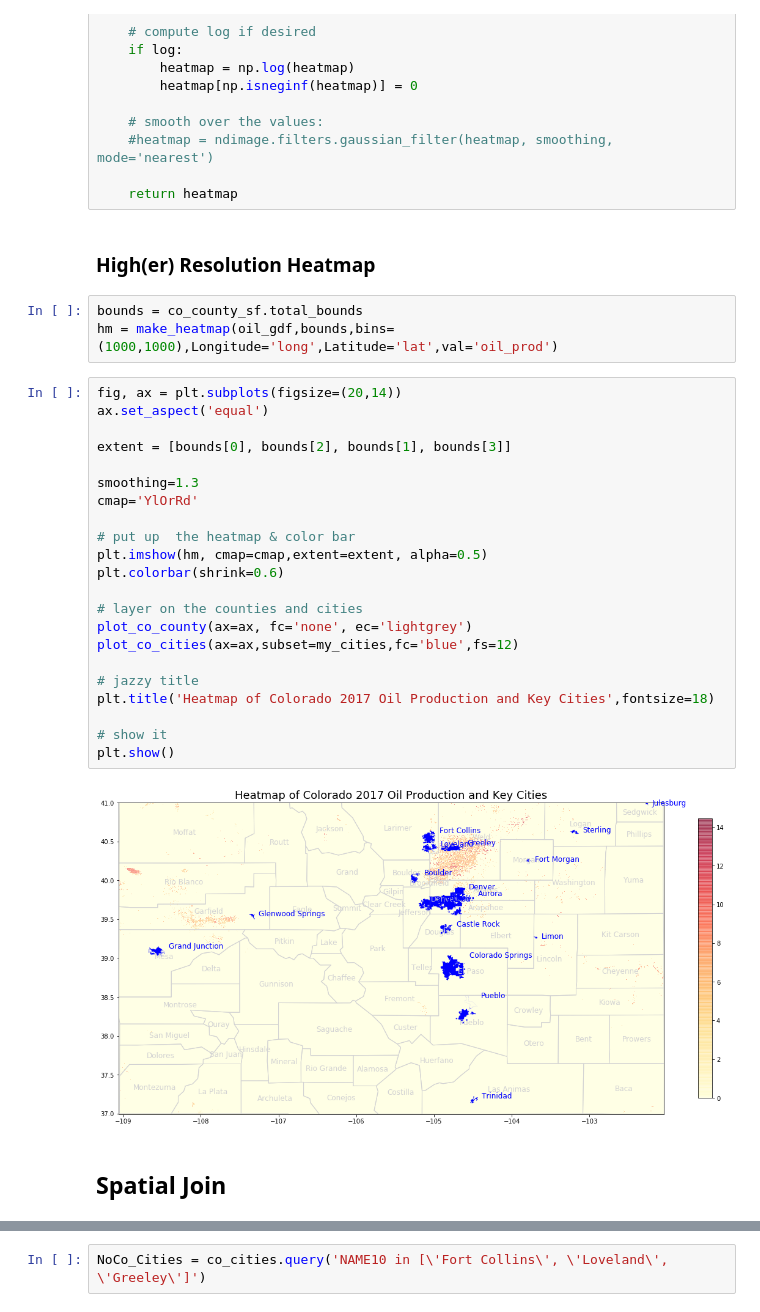
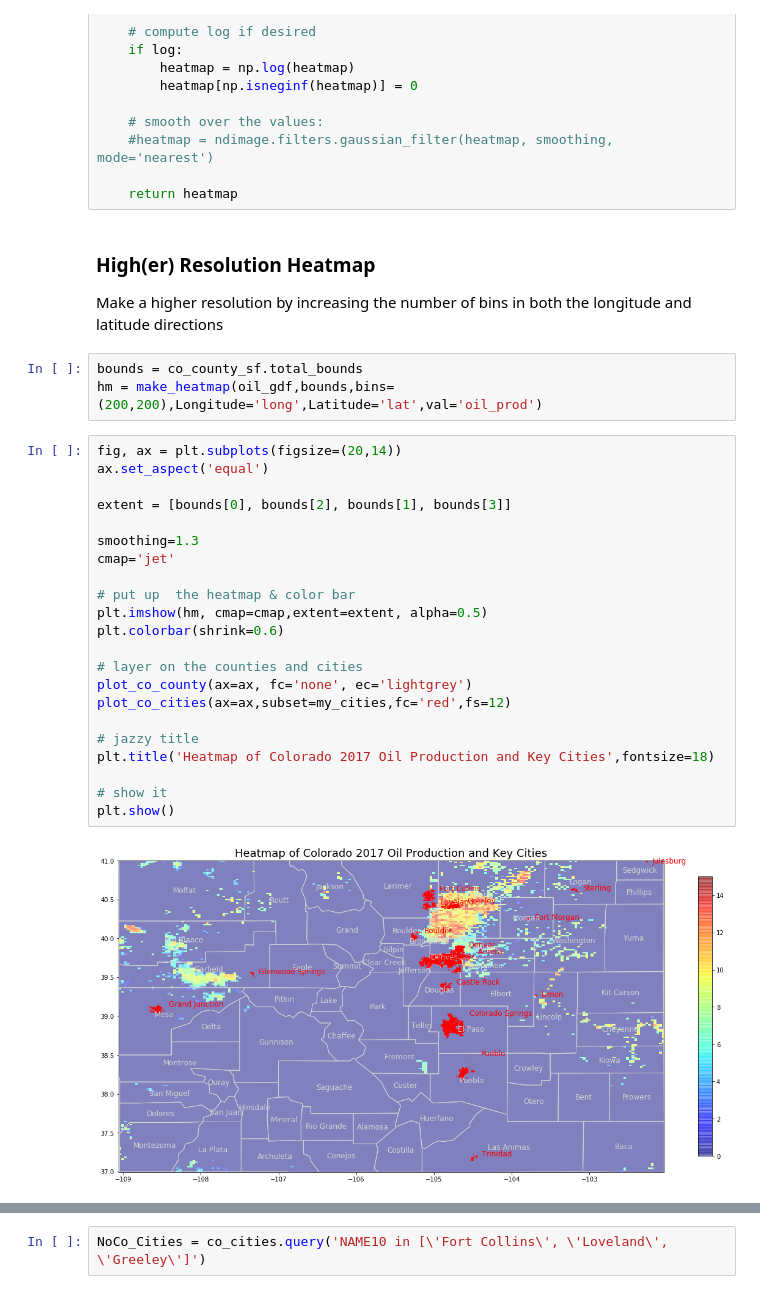
Before and after one commit to focods/geospatial, a Jupyter notebook: OilAndGasMap.ipynb, the cells around one changed output, grey strips where cells are left out. Cells and saved outputs as stored; diff of their text form.

```diff
--- a/OilAndGasMap.ipynb
+++ b/OilAndGasMap.ipynb
@@ -433,34 +577,34 @@ def make_heatmap(d, bounds, bins=(10,10), log=True, Longitude = 'Longitude', Lat
     #heatmap = ndimage.filters.gaussian_filter(heatmap, smoothing, mode='nearest')
 
     return heatmap
-# %% [markdown]
-### High(er) Resolution Heatmap
+# %% [markdown]
+### High(er) Resolution Heatmap
+
+Make a higher resolution by increasing the number of bins in both the longitude and latitude directions
 # %%
 bounds = co_county_sf.total_bounds
-hm = make_heatmap(oil_gdf,bounds,bins=(1000,1000),Longitude='long',Latitude='lat',val='oil_prod')
+hm = make_heatmap(oil_gdf,bounds,bins=(200,200),Longitude='long',Latitude='lat',val='oil_prod')
 # %%
 fig, ax = plt.subplots(figsize=(20,14))
 ax.set_aspect('equal')
 
 extent = [bounds[0], bounds[2], bounds[1], bounds[3]]
 
 smoothing=1.3
-cmap='YlOrRd'
+cmap='jet'
 
 # put up  the heatmap & color bar
 plt.imshow(hm, cmap=cmap,extent=extent, alpha=0.5)
 plt.colorbar(shrink=0.6)
 
 # layer on the counties and cities
 plot_co_county(ax=ax, fc='none', ec='lightgrey')
-plot_co_cities(ax=ax,subset=my_cities,fc='blue',fs=12)
+plot_co_cities(ax=ax,subset=my_cities,fc='red',fs=12)
 
 # jazzy title
 plt.title('Heatmap of Colorado 2017 Oil Production and Key Cities',fontsize=18)
 
 # show it
 plt.show()
 # %% [output]
-[figure, old version]
+[figure, new version]
-# %% [markdown]
-## Spatial Join
```
Also changed, not shown: parts of 68 cells of this notebook.
